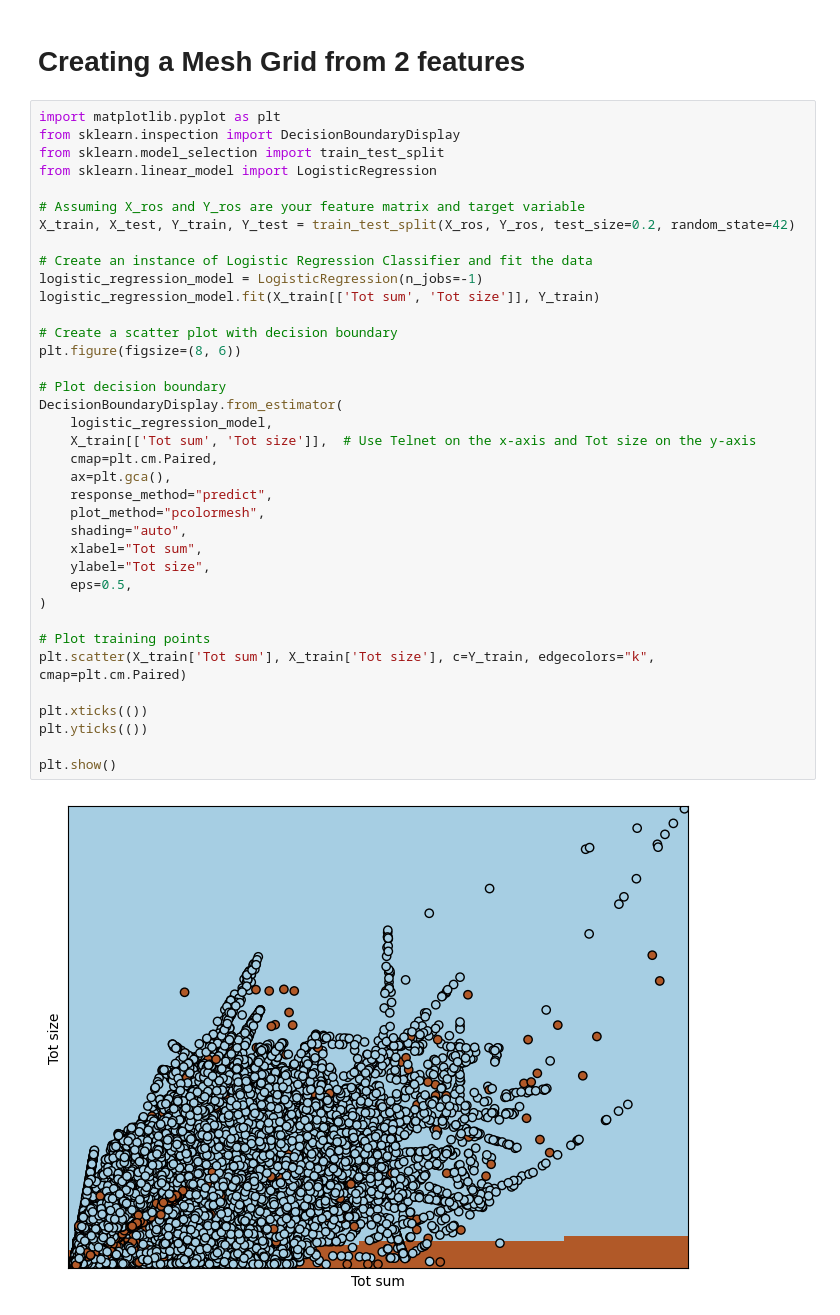
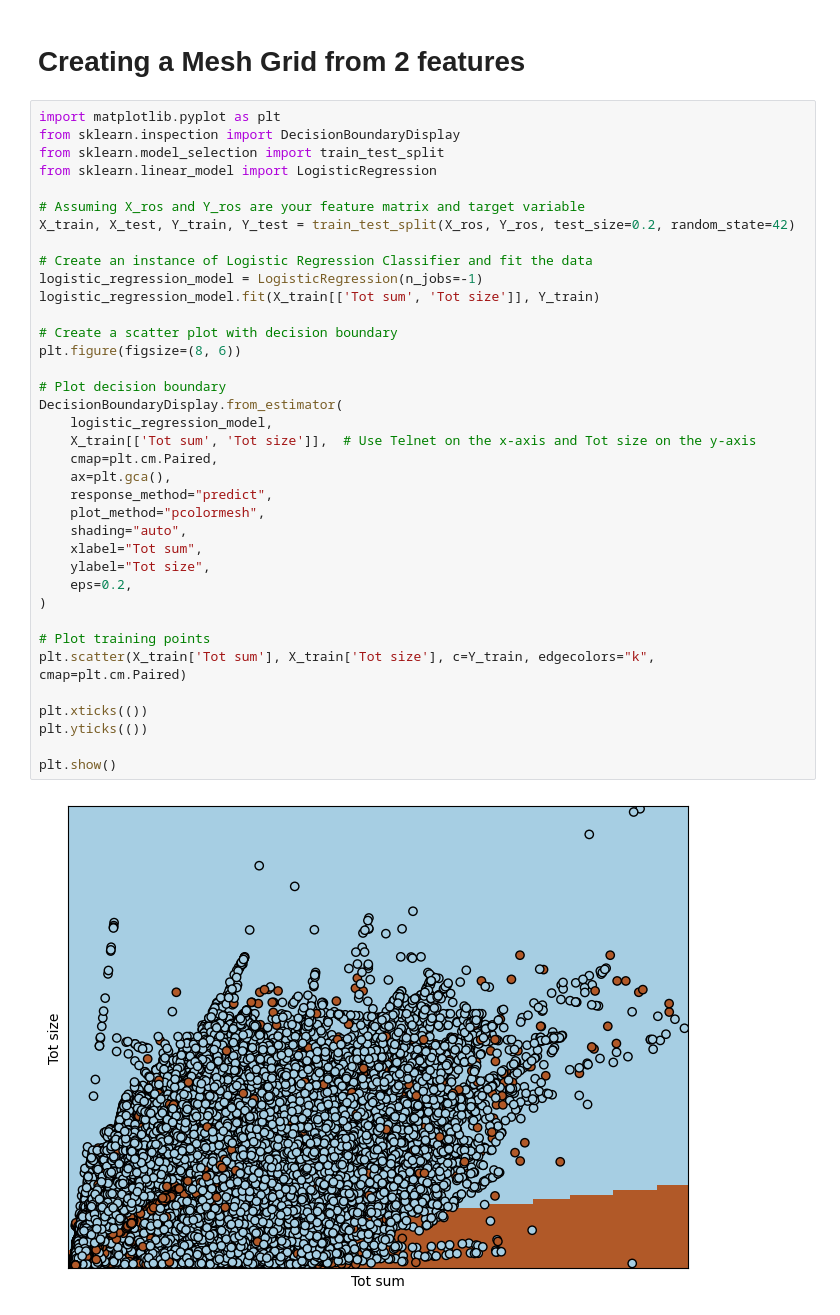
Before and after one commit to Faareh-Ahmed/Anomaly-Detection, a Jupyter notebook: Copy_of_Anomaly_Detection.ipynb, the cells around one changed output. Drawn from its saved outputs; the diff is of its cells as text.

```diff
--- a/Copy_of_Anomaly_Detection.ipynb
+++ b/Copy_of_Anomaly_Detection.ipynb
@@ -295,32 +295,32 @@ from sklearn.linear_model import LogisticRegression
 X_train, X_test, Y_train, Y_test = train_test_split(X_ros, Y_ros, test_size=0.2, random_state=42)
 
 # Create an instance of Logistic Regression Classifier and fit the data
 logistic_regression_model = LogisticRegression(n_jobs=-1)
 logistic_regression_model.fit(X_train[['Tot sum', 'Tot size']], Y_train)
 
 # Create a scatter plot with decision boundary
 plt.figure(figsize=(8, 6))
 
 # Plot decision boundary
 DecisionBoundaryDisplay.from_estimator(
     logistic_regression_model,
     X_train[['Tot sum', 'Tot size']],  # Use Telnet on the x-axis and Tot size on the y-axis
     cmap=plt.cm.Paired,
     ax=plt.gca(),
     response_method="predict",
     plot_method="pcolormesh",
     shading="auto",
     xlabel="Tot sum",
     ylabel="Tot size",
-    eps=0.5,
+    eps=0.2,
 )
 
 # Plot training points
 plt.scatter(X_train['Tot sum'], X_train['Tot size'], c=Y_train, edgecolors="k", cmap=plt.cm.Paired)
 
 plt.xticks(())
 plt.yticks(())
 
 plt.show()
 # %% [output]
-[figure, old version]
+[figure, new version]
```
Also changed, not shown: parts of 20 cells of this notebook.
